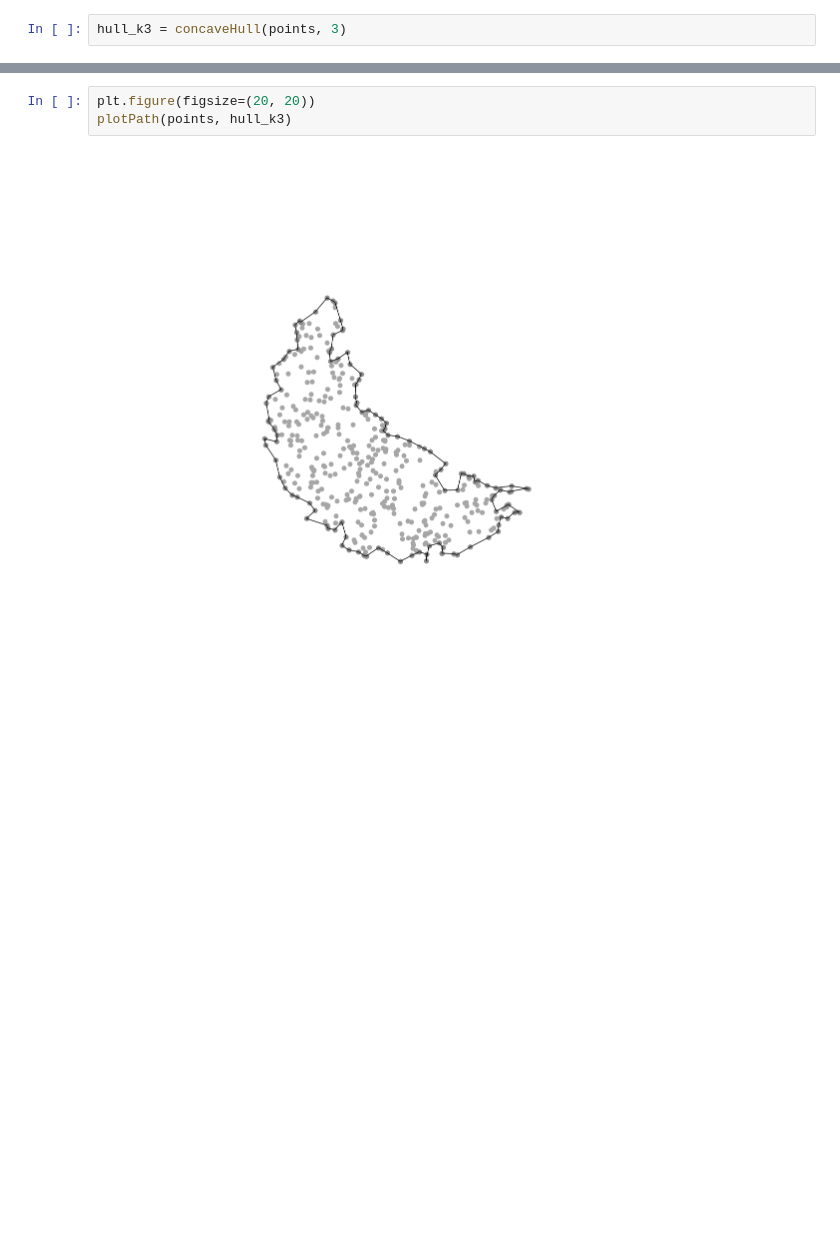
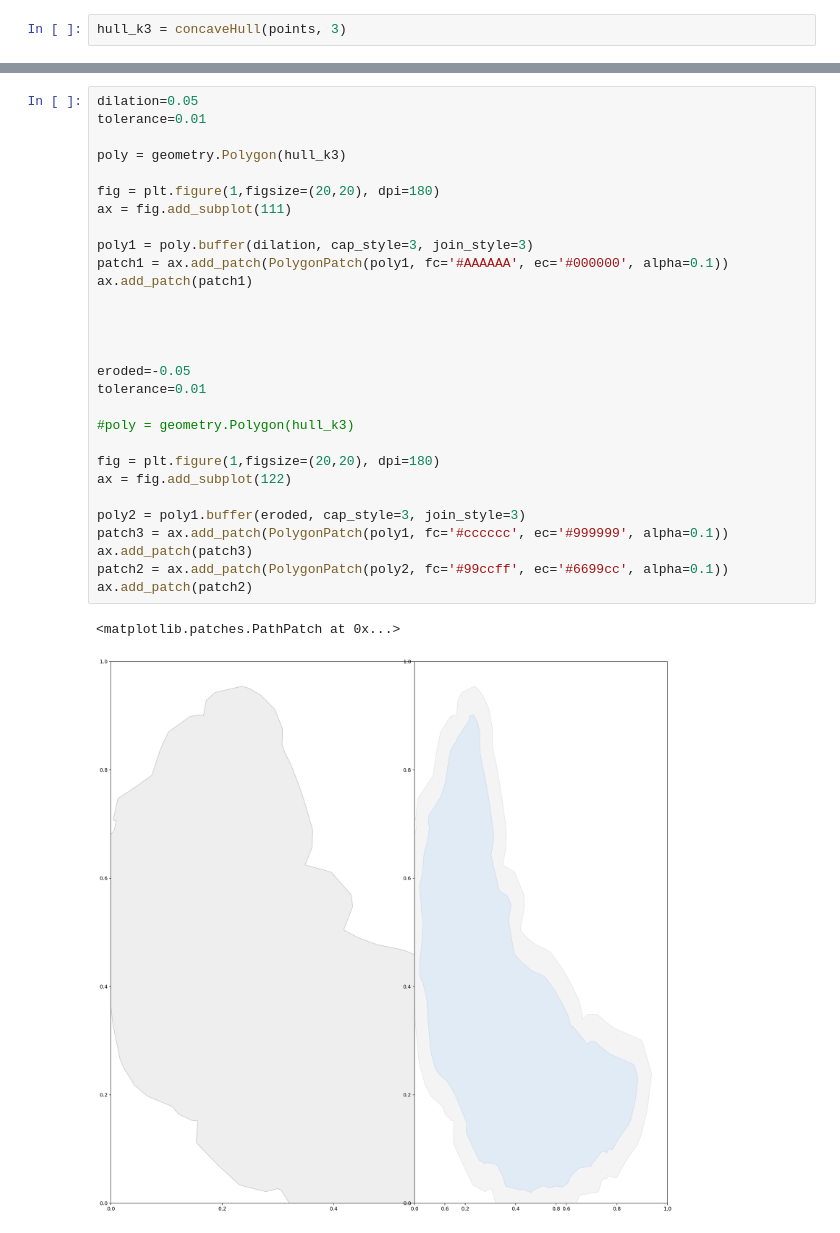
Before and after one commit to umma-zannat/GA-work, a Jupyter notebook: notebooks/boundary.ipynb, the cells around one changed output, grey strips where cells are left out. Saved outputs shown, nothing was run; the diff lists cells and outputs as text; blank space fills up the shorter version.

```diff
--- a/notebooks/boundary.ipynb
+++ b/notebooks/boundary.ipynb
@@ -53,5 +144,32 @@ plotPoints(points)
-# %%
-plt.figure(figsize=(20, 20))
-plotPath(points, hull_k3)
-# %% [output]
-[figure, removed]
+# %%
+dilation=0.05
+tolerance=0.01
+
+poly = geometry.Polygon(hull_k3)
+
+fig = plt.figure(1,figsize=(20,20), dpi=180)
+ax = fig.add_subplot(111)
+
+poly1 = poly.buffer(dilation, cap_style=3, join_style=3)
+patch1 = ax.add_patch(PolygonPatch(poly1, fc='#AAAAAA', ec='#000000', alpha=0.1))
+ax.add_patch(patch1)
+
+
+
+
+eroded=-0.05
+tolerance=0.01
+
+#poly = geometry.Polygon(hull_k3)
+
+fig = plt.figure(1,figsize=(20,20), dpi=180)
+ax = fig.add_subplot(122)
+
+poly2 = poly1.buffer(eroded, cap_style=3, join_style=3)
+patch3 = ax.add_patch(PolygonPatch(poly1, fc='#cccccc', ec='#999999', alpha=0.1))
+ax.add_patch(patch3)
+patch2 = ax.add_patch(PolygonPatch(poly2, fc='#99ccff', ec='#6699cc', alpha=0.1))
+ax.add_patch(patch2)
+# %% [output]
+<matplotlib.patches.PathPatch at 0x...>
+[figure, added]
```
Also changed, not shown: parts of 22 cells of this notebook.
